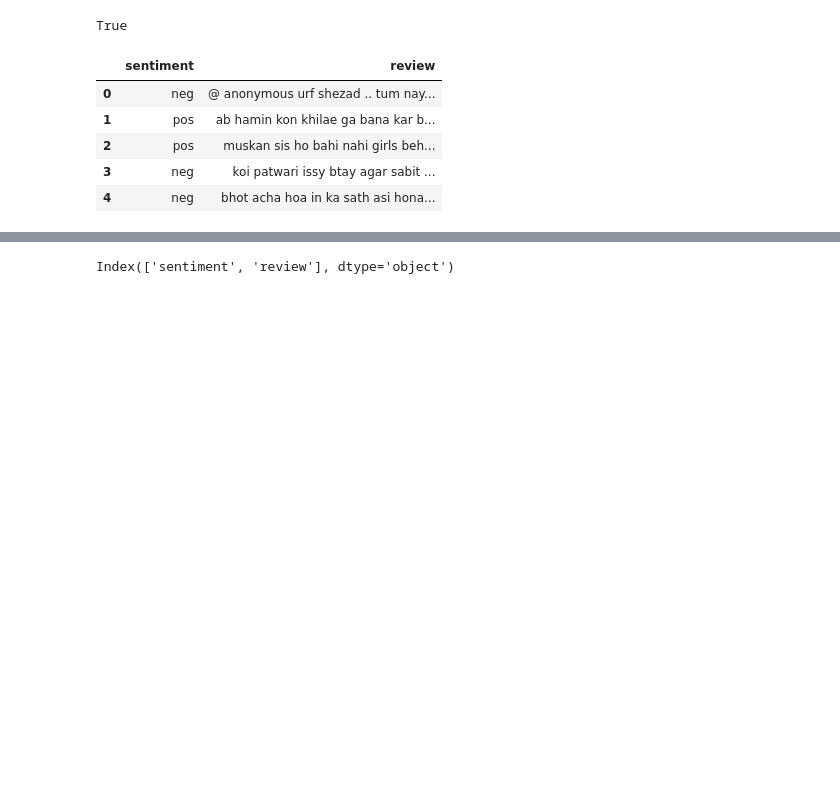
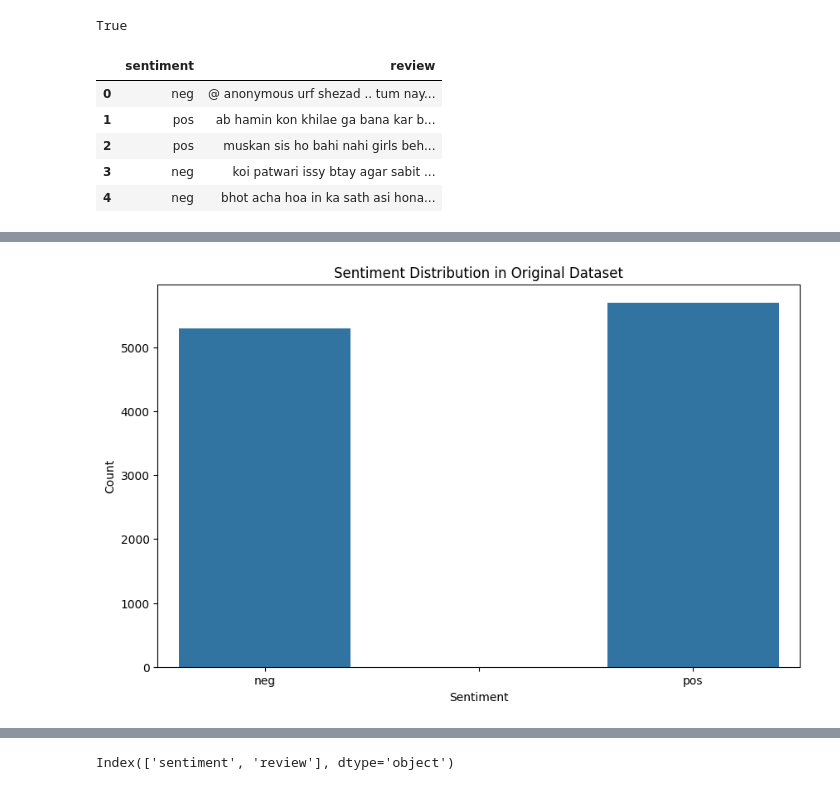
Before and after one commit to Fayzan-Alii/Adaptive-Synthetic-Data-Augmentation-for-Low-Resource-Sentiment-Analysis, a Jupyter notebook: GenAI_Project.ipynb, the cells around one changed output, grey strips where cells are left out. Drawn from its saved outputs; the diff is of its cells as text; code cells hidden in the pictures; blank space fills up the shorter version.

```diff
--- a/GenAI_Project.ipynb
+++ b/GenAI_Project.ipynb
@@ -31,3 +31,84 @@ seed_df.head()
 | 2 | pos | muskan sis ho bahi nahi girls beh... |
 | 3 | neg | koi patwari issy btay agar sabit ... |
 | 4 | neg | bhot acha hoa in ka sath asi hona... |
+# %%
+# 1.1 Exploratory Data Analysis and Visualizations
+import matplotlib.pyplot as plt
+import seaborn as sns
+import pandas as pd
+import numpy as np
+import os
+
+# Create directory for saving visualizations
+os.makedirs('Images', exist_ok=True)
+
+# Overall dataset stats
+print(f"Total reviews in dataset: {len(df)}")
+print(f"Reviews by sentiment:")
+sentiment_counts = df['sentiment'].value_counts()
+print(sentiment_counts)
+
+# Visualize sentiment distribution
+plt.figure(figsize=(10, 6))
+sns.countplot(data=df, x='sentiment')
+plt.title('Sentiment Distribution in Original Dataset')
+plt.xlabel('Sentiment')
+plt.ylabel('Count')
+plt.savefig('Images/sentiment_distribution.png')
+plt.show()
+
+# Analyze text length
+df['text_length'] = df['review'].apply(len)
+seed_df['text_length'] = seed_df['review'].apply(len)
+
+# Plot text length distribution
+plt.figure(figsize=(12, 6))
+sns.histplot(data=df, x='text_length', hue='sentiment', bins=30, kde=True)
+plt.title('Text Length Distribution by Sentiment')
+plt.xlabel('Text Length (characters)')
+plt.ylabel('Count')
+plt.axvline(x=df['text_length'].median(), color='red', linestyle='--', label=f'Median: {df["text_length"].median()}')
+plt.legend()
+plt.savefig('Images/text_length_distribution.png')
+plt.show()
+
+# Summary statistics of text length
+print("Text Length Statistics:")
+print(df.groupby('sentiment')['text_length'].describe())
+
+# Word count analysis
+df['word_count'] = df['review'].apply(lambda x: len(str(x).split()))
+plt.figure(figsize=(12, 6))
+sns.histplot(data=df, x='word_count', hue='sentiment', bins=30, kde=True)
+plt.title('Word Count Distribution by Sentiment')
+plt.xlabel('Word Count')
+plt.ylabel('Frequency')
+plt.savefig('Images/word_count_distribution.png')
+plt.show()
+
+# Compare the seed dataset with original dataset
+plt.figure(figsize=(10, 6))
+plt.subplot(1, 2, 1)
+sns.countplot(data=df, x='sentiment')
+plt.title('Original Dataset')
+plt.xlabel('Sentiment')
+
+plt.subplot(1, 2, 2)
+sns.countplot(data=seed_df, x='sentiment')
+plt.title('Seed Dataset (n=100)')
+plt.xlabel('Sentiment')
+
+plt.tight_layout()
+plt.savefig('Images/seed_vs_original_distribution.png')
+plt.show()
+
+# Visualize text length distribution in seed vs full dataset
+plt.figure(figsize=(12, 6))
+sns.kdeplot(data=df, x='text_length', label='Original Dataset', fill=True, alpha=0.5)
+sns.kdeplot(data=seed_df, x='text_length', label='Seed Dataset', fill=True, alpha=0.5)
+plt.title('Text Length Distribution: Original vs Seed Dataset')
+plt.xlabel('Text Length')
+plt.legend()
+plt.savefig('Images/text_length_comparison.png')
+plt.show()
+# %% [output]
@@ -33,0 +122 @@ seed_df.head()
+[figure, added]
```
Also changed, not shown: parts of 6 cells of this notebook, 14 other files.
